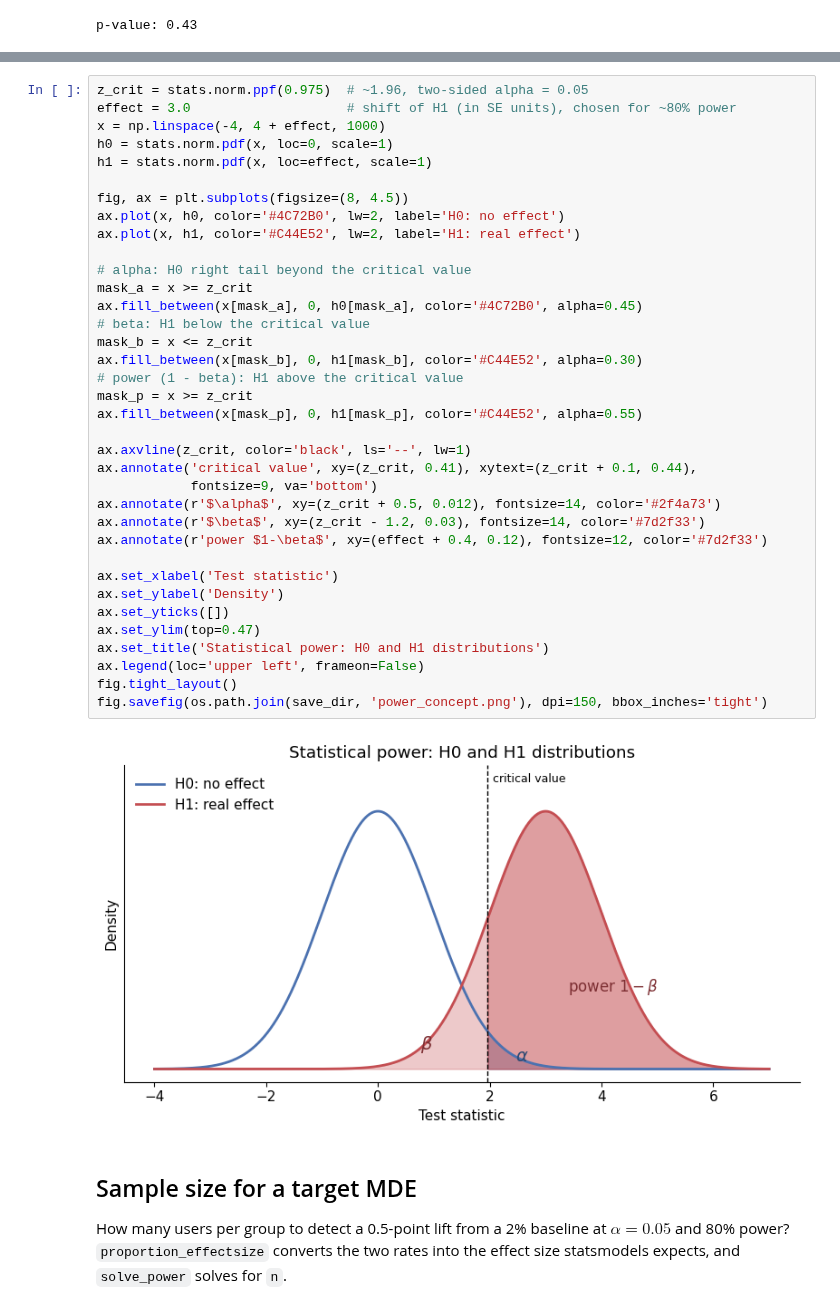
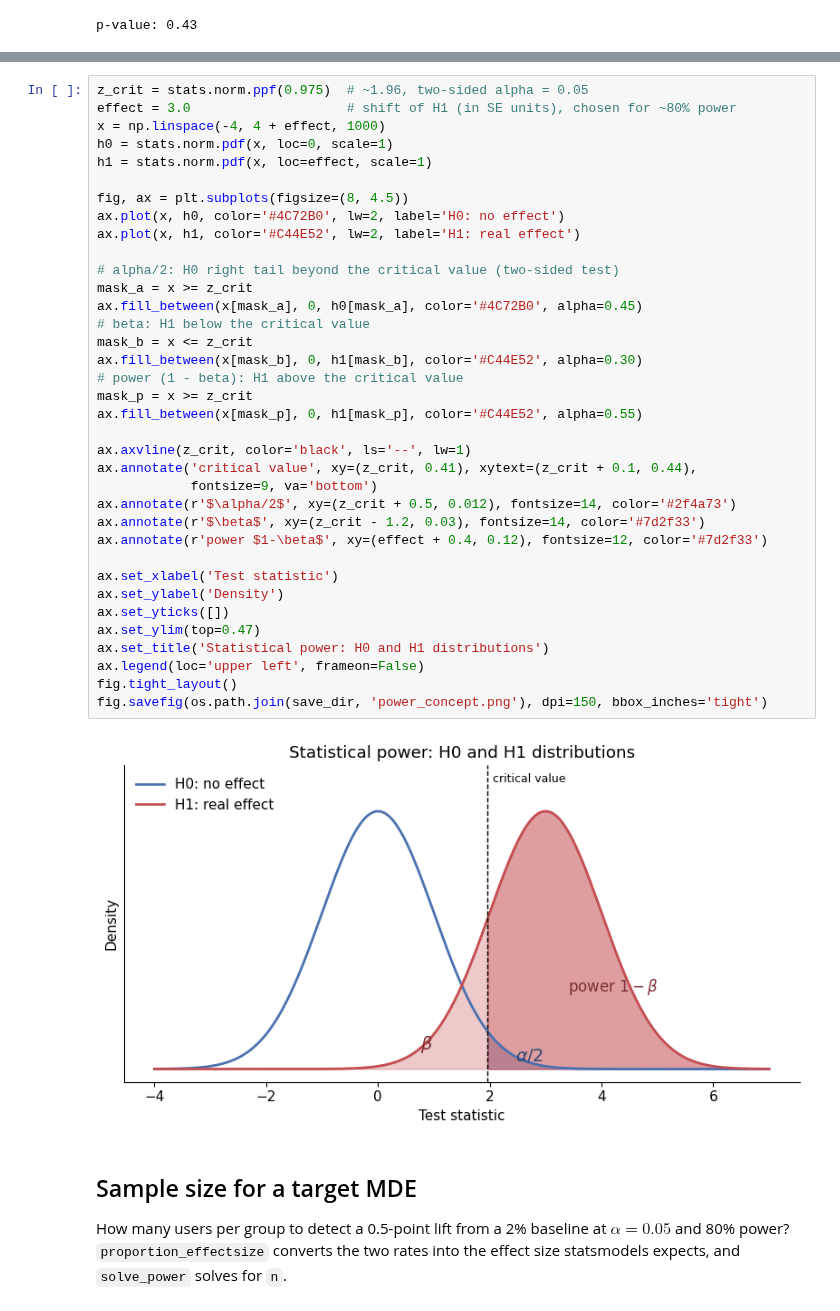
Before and after one commit to takechanman1228/marketing-science-in-python, a Jupyter notebook: notebooks/part3-causal-inference/sec3.2_ab_test_figures.ipynb, the cells around one changed output, grey strips where cells are left out. Cells and saved outputs as stored; diff of their text form.

```diff
--- a/notebooks/part3-causal-inference/sec3.2_ab_test_figures.ipynb
+++ b/notebooks/part3-causal-inference/sec3.2_ab_test_figures.ipynb
@@ -63,36 +63,36 @@ h0 = stats.norm.pdf(x, loc=0, scale=1)
 h1 = stats.norm.pdf(x, loc=effect, scale=1)
 
 fig, ax = plt.subplots(figsize=(8, 4.5))
 ax.plot(x, h0, color='#4C72B0', lw=2, label='H0: no effect')
 ax.plot(x, h1, color='#C44E52', lw=2, label='H1: real effect')
 
-# alpha: H0 right tail beyond the critical value
+# alpha/2: H0 right tail beyond the critical value (two-sided test)
 mask_a = x >= z_crit
 ax.fill_between(x[mask_a], 0, h0[mask_a], color='#4C72B0', alpha=0.45)
 # beta: H1 below the critical value
 mask_b = x <= z_crit
 ax.fill_between(x[mask_b], 0, h1[mask_b], color='#C44E52', alpha=0.30)
 # power (1 - beta): H1 above the critical value
 mask_p = x >= z_crit
 ax.fill_between(x[mask_p], 0, h1[mask_p], color='#C44E52', alpha=0.55)
 
 ax.axvline(z_crit, color='black', ls='--', lw=1)
 ax.annotate('critical value', xy=(z_crit, 0.41), xytext=(z_crit + 0.1, 0.44),
             fontsize=9, va='bottom')
-ax.annotate(r'$\alpha$', xy=(z_crit + 0.5, 0.012), fontsize=14, color='#2f4a73')
+ax.annotate(r'$\alpha/2$', xy=(z_crit + 0.5, 0.012), fontsize=14, color='#2f4a73')
 ax.annotate(r'$\beta$', xy=(z_crit - 1.2, 0.03), fontsize=14, color='#7d2f33')
 ax.annotate(r'power $1-\beta$', xy=(effect + 0.4, 0.12), fontsize=12, color='#7d2f33')
 
 ax.set_xlabel('Test statistic')
 ax.set_ylabel('Density')
 ax.set_yticks([])
 ax.set_ylim(top=0.47)
 ax.set_title('Statistical power: H0 and H1 distributions')
 ax.legend(loc='upper left', frameon=False)
 fig.tight_layout()
 fig.savefig(os.path.join(save_dir, 'power_concept.png'), dpi=150, bbox_inches='tight')
 # %% [output]
-[figure, old version]
+[figure, new version]
 # %% [markdown]
 ## Sample size for a target MDE
 
```
Also changed, not shown: parts of 1 cell of this notebook, 2 other files.
